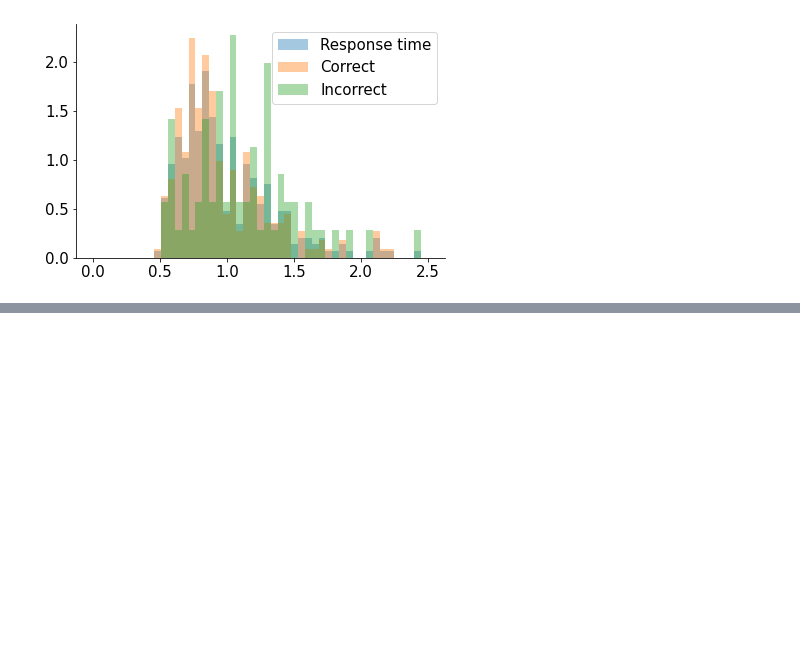
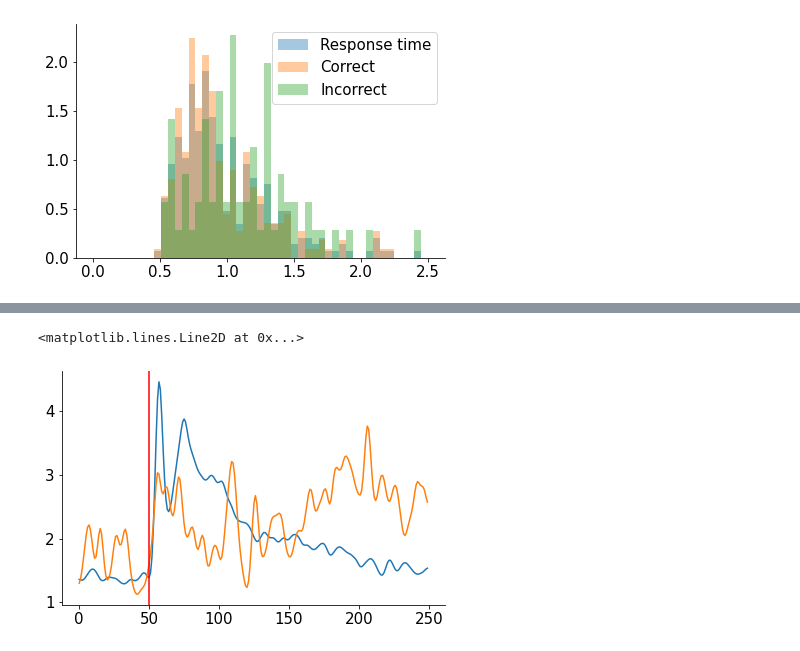
Before and after one commit to rodjfg/los-fabulosos-pixelotls, a Jupyter notebook: Example_notebook.ipynb, the cells around one changed output, grey strips where cells are left out. Drawn from its saved outputs; the diff is of its cells as text; code cells hidden in the pictures; blank space fills up the shorter version.

```diff
--- a/Example_notebook.ipynb
+++ b/Example_notebook.ipynb
@@ -92,3 +110,15 @@ for dat in alldat:
+# %%
+allmice_correct   = np.vstack(correct_examples)
+allmice_incorrect = np.vstack(incorrect_examples)
+# %%
+plt.plot(np.nanmean(allmice_correct,axis = 0))
+plt.plot(np.nanmean(allmice_incorrect,axis = 0))
+
+
+plt.axvline(x=50, color = 'red')
+# %% [output]
+<matplotlib.lines.Line2D at 0x...>
+[figure, added]
 # %%
 plt.plot(np.mean(correct_examples[7],axis = 0))
 plt.plot(np.mean(incorrect_examples[7],axis = 0))
```
Also changed, not shown: parts of 4 cells of this notebook.
